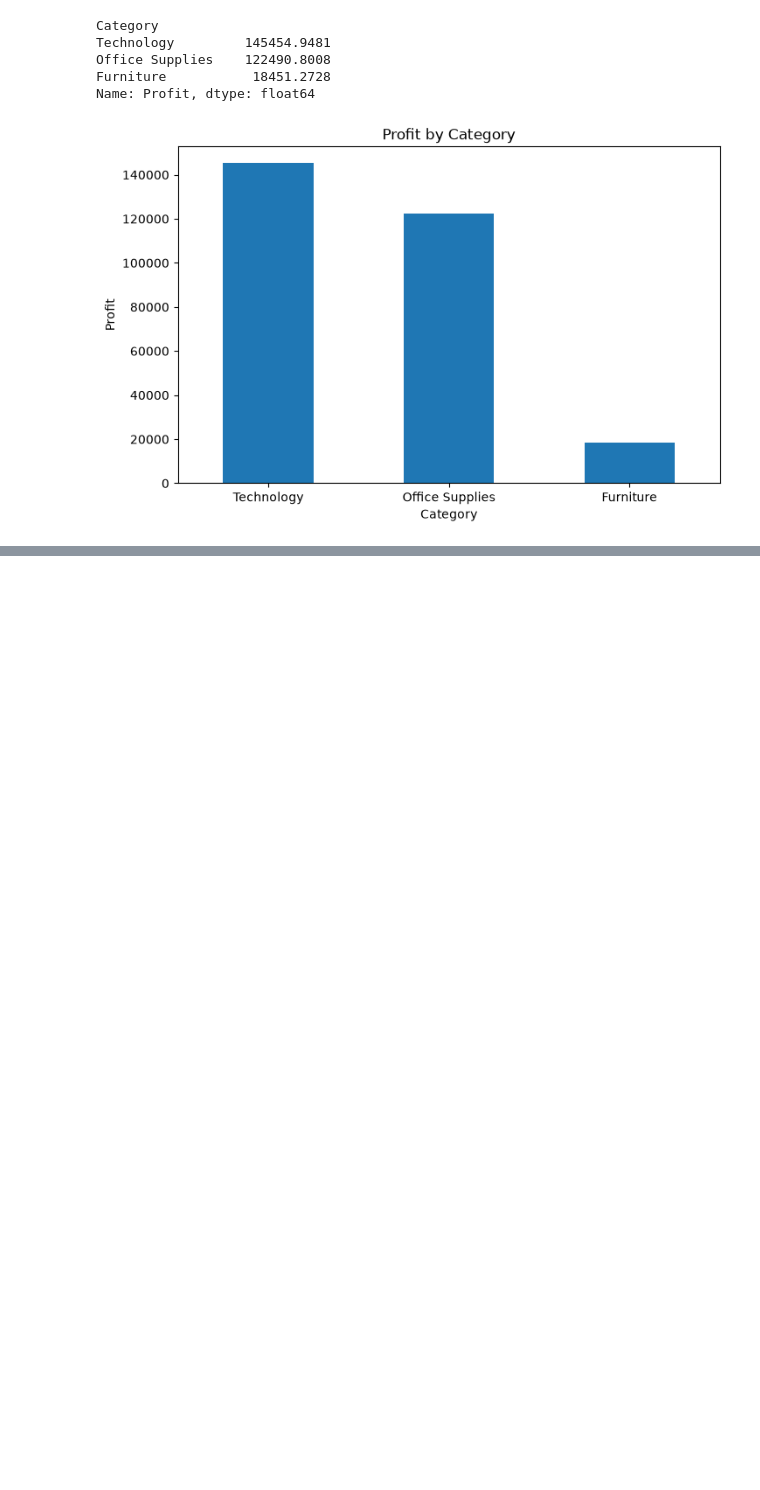
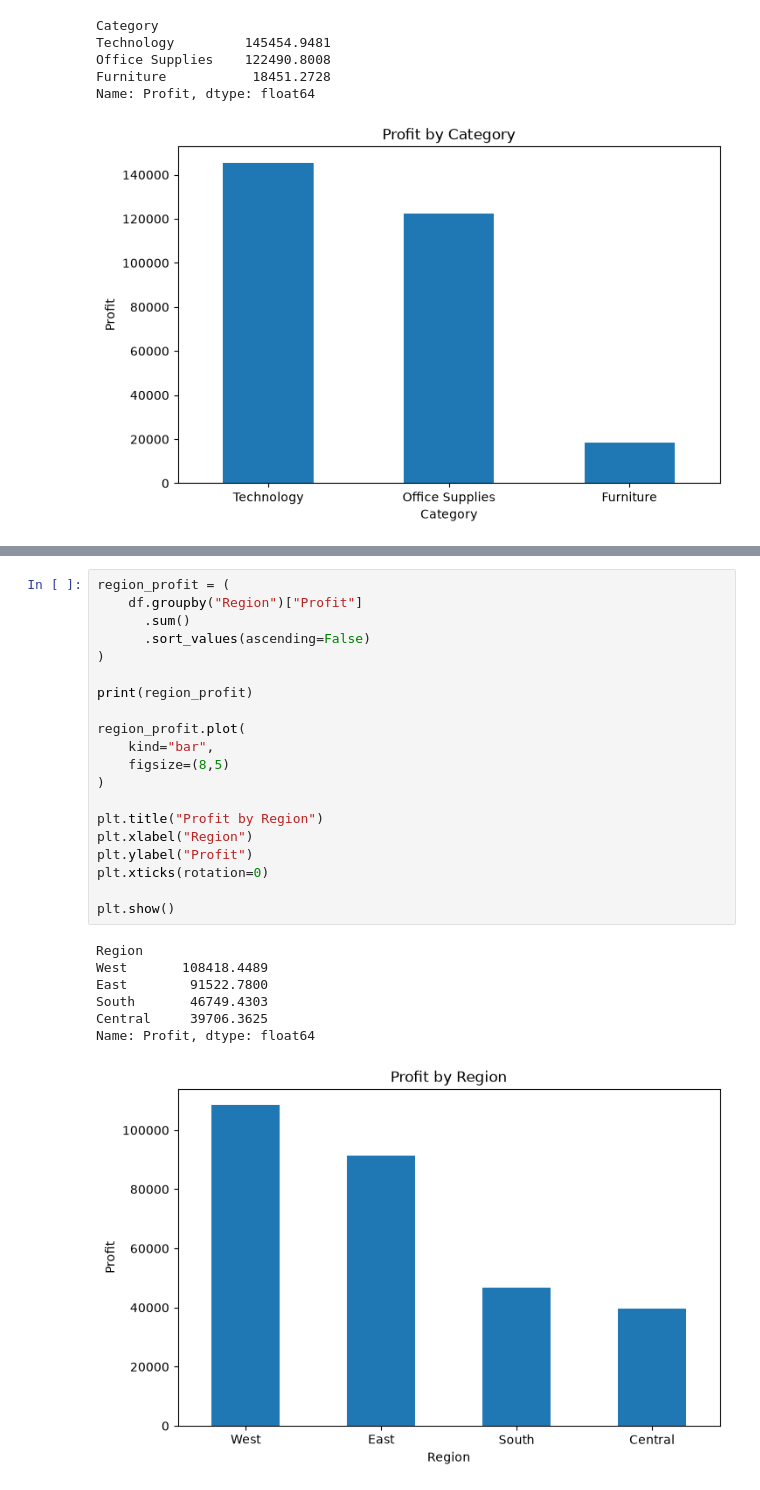
Before and after one commit to hemanth018-cell/retail-sales-analytics, a Jupyter notebook: notebooks/02_exploratory_data_analysis.ipynb, the cells around one changed output, grey strips where cells are left out. Cells and saved outputs as stored; diff of their text form; blank space fills up the shorter version.

```diff
--- a/notebooks/02_exploratory_data_analysis.ipynb
+++ b/notebooks/02_exploratory_data_analysis.ipynb
@@ -113,0 +141,28 @@ Name: Profit, dtype: float64
+# %%
+region_profit = (
+    df.groupby("Region")["Profit"]
+      .sum()
+      .sort_values(ascending=False)
+)
+
+print(region_profit)
+
+region_profit.plot(
+    kind="bar",
+    figsize=(8,5)
+)
+
+plt.title("Profit by Region")
+plt.xlabel("Region")
+plt.ylabel("Profit")
+plt.xticks(rotation=0)
+
+plt.show()
+# %% [output]
+Region
+West       108418.4489
+East        91522.7800
+South       46749.4303
+Central     39706.3625
+Name: Profit, dtype: float64
+[figure, added]
```
Also changed, not shown: parts of 7 cells of this notebook.
